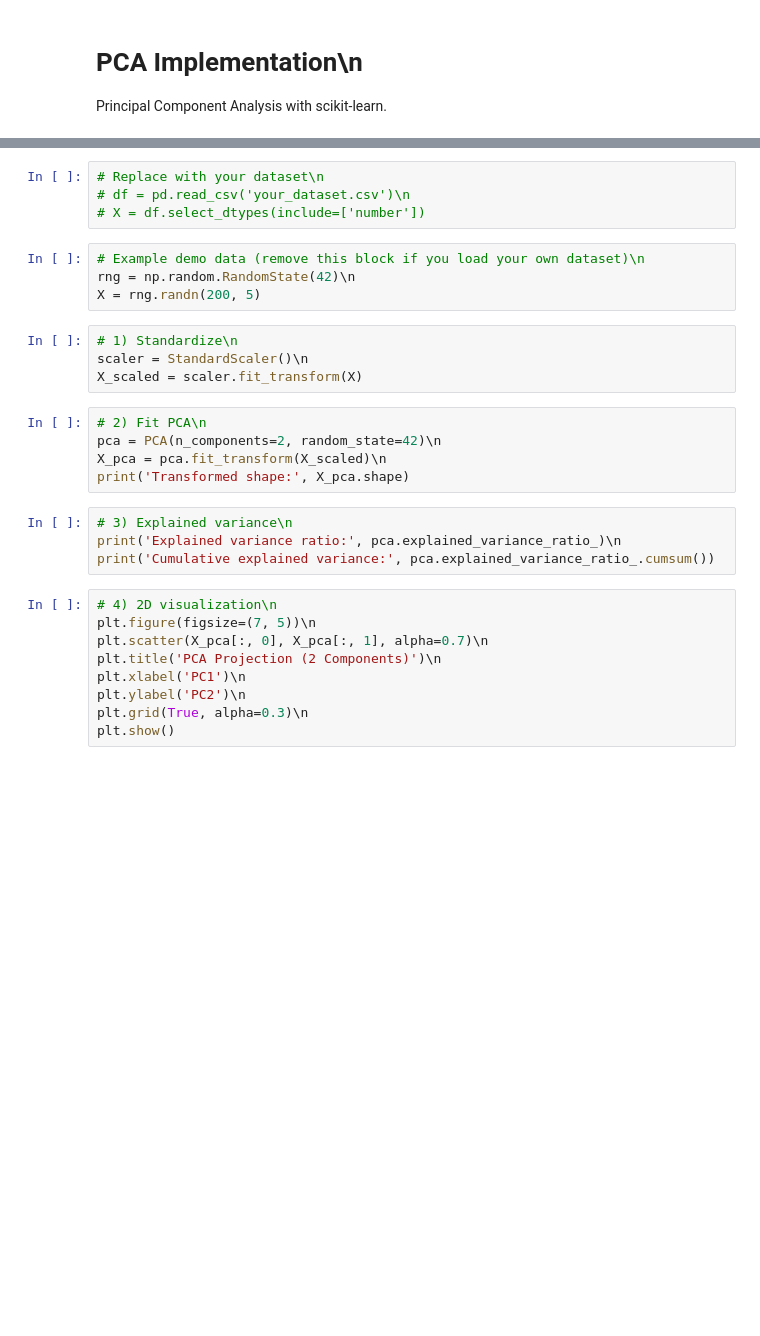
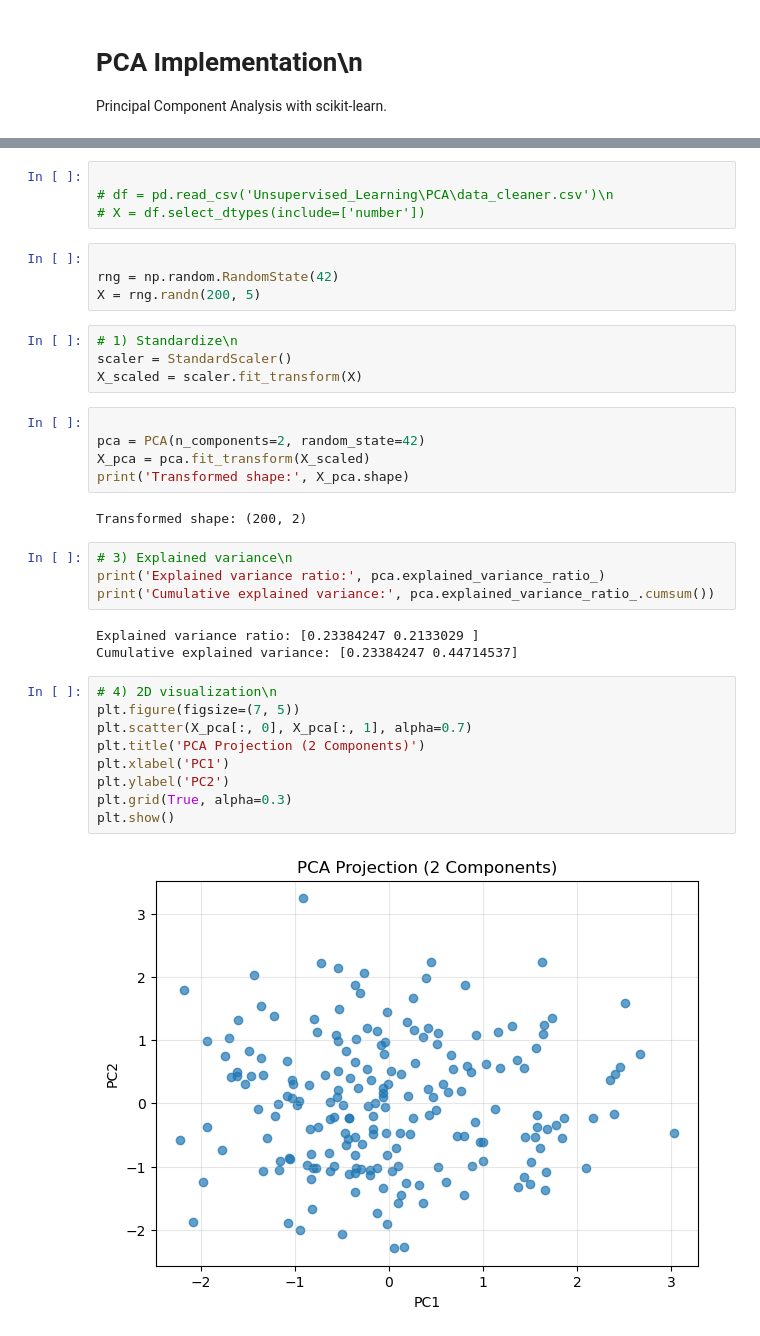
Before and after one commit to Yubraj43/Data_Science-, a Jupyter notebook: Unsupervised_Learning/PCA/pca_implementation.ipynb, the cells around one changed output, grey strips where cells are left out. Saved outputs shown, nothing was run; the diff lists cells and outputs as text; blank space fills up the shorter version.

```diff
--- a/Unsupervised_Learning/PCA/pca_implementation.ipynb
+++ b/Unsupervised_Learning/PCA/pca_implementation.ipynb
@@ -9,31 +9,38 @@ from sklearn.preprocessing import StandardScaler\n
 from sklearn.decomposition import PCA
 # %%
-# Replace with your dataset\n
-# df = pd.read_csv('your_dataset.csv')\n
+
+# df = pd.read_csv('Unsupervised_Learning\PCA\data_cleaner.csv')\n
 # X = df.select_dtypes(include=['number'])
 # %%
-# Example demo data (remove this block if you load your own dataset)\n
-rng = np.random.RandomState(42)\n
+
+rng = np.random.RandomState(42)
 X = rng.randn(200, 5)
 # %%
 # 1) Standardize\n
-scaler = StandardScaler()\n
+scaler = StandardScaler()
 X_scaled = scaler.fit_transform(X)
 # %%
-# 2) Fit PCA\n
-pca = PCA(n_components=2, random_state=42)\n
-X_pca = pca.fit_transform(X_scaled)\n
+
+pca = PCA(n_components=2, random_state=42)
+X_pca = pca.fit_transform(X_scaled)
 print('Transformed shape:', X_pca.shape)
+# %% [output]
+Transformed shape: (200, 2)
 # %%
 # 3) Explained variance\n
-print('Explained variance ratio:', pca.explained_variance_ratio_)\n
+print('Explained variance ratio:', pca.explained_variance_ratio_)
 print('Cumulative explained variance:', pca.explained_variance_ratio_.cumsum())
+# %% [output]
+Explained variance ratio: [0.23384247 0.2133029 ]
+Cumulative explained variance: [0.23384247 0.44714537]
 # %%
 # 4) 2D visualization\n
-plt.figure(figsize=(7, 5))\n
-plt.scatter(X_pca[:, 0], X_pca[:, 1], alpha=0.7)\n
-plt.title('PCA Projection (2 Components)')\n
-plt.xlabel('PC1')\n
-plt.ylabel('PC2')\n
-plt.grid(True, alpha=0.3)\n
+plt.figure(figsize=(7, 5))
+plt.scatter(X_pca[:, 0], X_pca[:, 1], alpha=0.7)
+plt.title('PCA Projection (2 Components)')
+plt.xlabel('PC1')
+plt.ylabel('PC2')
+plt.grid(True, alpha=0.3)
 plt.show()
+# %% [output]
+[figure, added]
```
Also changed, not shown: parts of 1 cell of this notebook, 16 other files.
